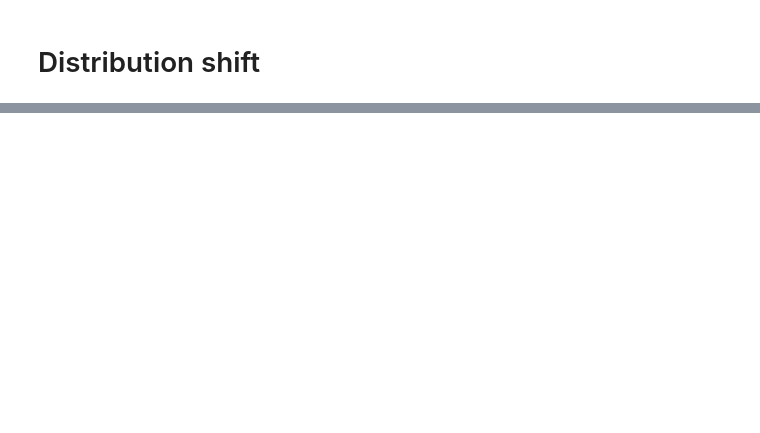
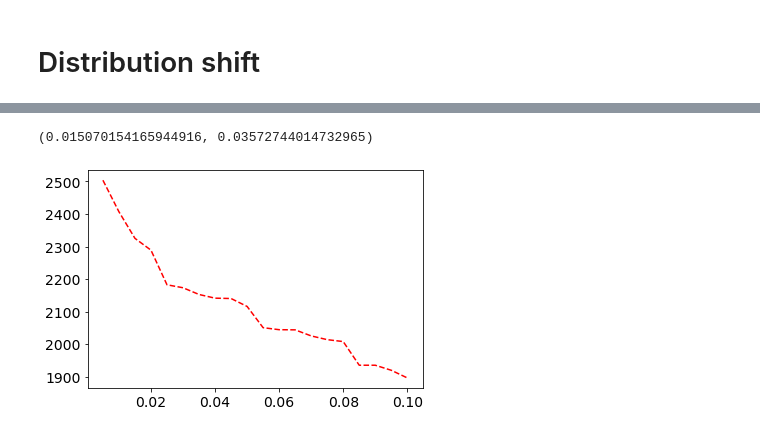
Before and after one commit to secg5/auditing_fairness_by_betting, a Jupyter notebook: credit_loan.ipynb, the cells around one changed output, grey strips where cells are left out. Cells and saved outputs as stored; diff of their text form; code cells hidden in the pictures; blank space fills up the shorter version.

```diff
--- a/credit_loan.ipynb
+++ b/credit_loan.ipynb
@@ -96,2 +191,8 @@ plt.ylabel('$\\tau$')
 # %% [markdown]
 # Distribution shift
+# %%
+# Switch to another model halfway through
+lr = LogisticRegression()
+lr.fit(X_train, y_train)
+y1_lr = lr.predict(X1)
+y2_lr = lr.predict(X2)
@@ -97,0 +207,21 @@ plt.ylabel('$\\tau$')
+# %%
+pipe = make_pipeline(StandardScaler(), LogisticRegression())
+pipe.fit(X_train, y_train)  # apply scaling on training data
+y1_lr = pipe.predict(X1)
+y2_lr = pipe.predict(X2)
+# %%
+np.mean(y1_lr), np.mean(y2_lr)
+# %% [output]
+(0.015070154165944916, 0.03572744014732965)
+# %%
+shift_time = 400
+seq1 = np.concatenate((z1[:shift_time], y1_lr[shift_time:]))
+seq2 = np.concatenate((z2[:shift_time], y2_lr[shift_time:]))
+# %%
+iters = 10
+
+betting_shift, _ = betting_experiment(seq1, seq2, alphas, iters, shift_time=shift_time)
+# %%
+plt_mean_std(plt, betting_shift, alphas, 'Betting', color='red', ls='--', plot_std=False)
+# %% [output]
+[figure, added]
```
Also changed, not shown: parts of 19 cells of this notebook, 3 other files.
